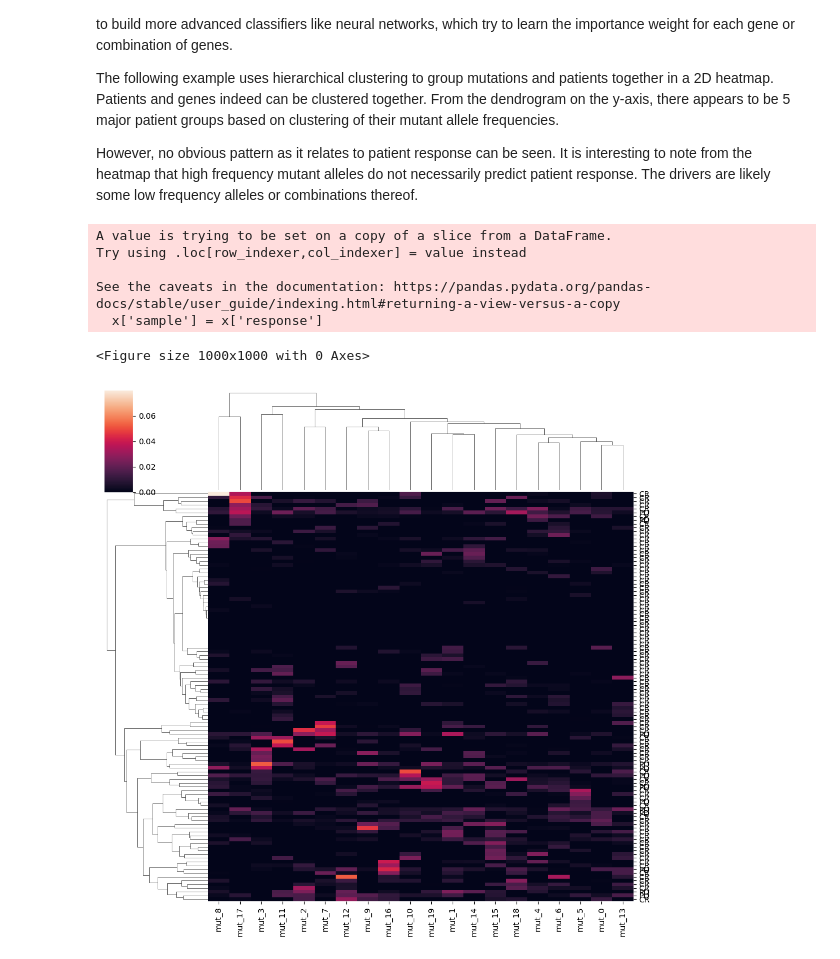
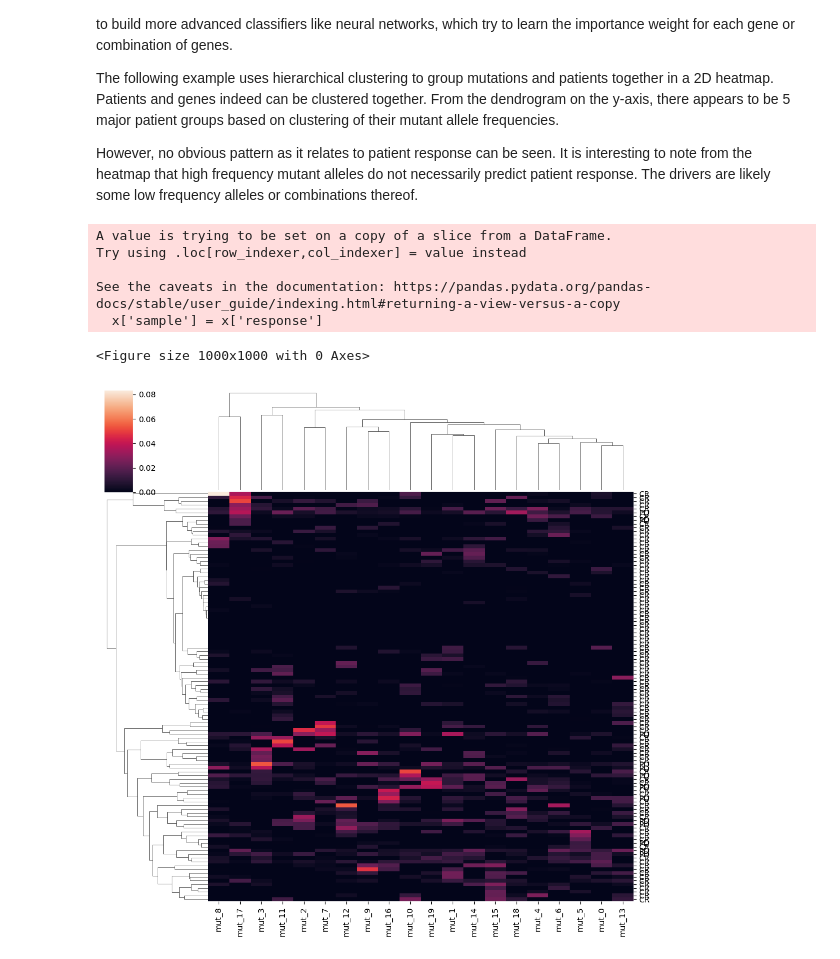
Before and after one commit to zchen15/exercise, a Jupyter notebook: exercise.ipynb, the cells around one changed output. Saved outputs shown, nothing was run; the diff lists cells and outputs as text; code cells hidden in the pictures.

```diff
--- a/exercise.ipynb
+++ b/exercise.ipynb
@@ -235,21 +235,21 @@ However, no obvious pattern as it relates to patient response can be seen. It is
 # %%
 # remove bad data points
 x = x_raw[x_raw['depth'] > 500]
 
 # find mutations column
 col = ['mut_' in c for c in x.columns]
 col = x.columns[col]
 
 plt.figure(1, figsize=(10,10))
 x['sample'] = x['response']
 ylabel = x['sample']
-sns.clustermap(data=np.log(x[col]+1), yticklabels=ylabel, method='ward')
+sns.clustermap(data=x[col], yticklabels=ylabel, method='ward')
 plt.show()
 # %% [output]
 A value is trying to be set on a copy of a slice from a DataFrame.
 Try using .loc[row_indexer,col_indexer] = value instead
 
 See the caveats in the documentation: https://pandas.pydata.org/pandas-docs/stable/user_guide/indexing.html#returning-a-view-versus-a-copy
   x['sample'] = x['response']
 <Figure size 1000x1000 with 0 Axes>
-[figure, old version]
+[figure, new version]
```
Also changed, not shown: 1 other file.
